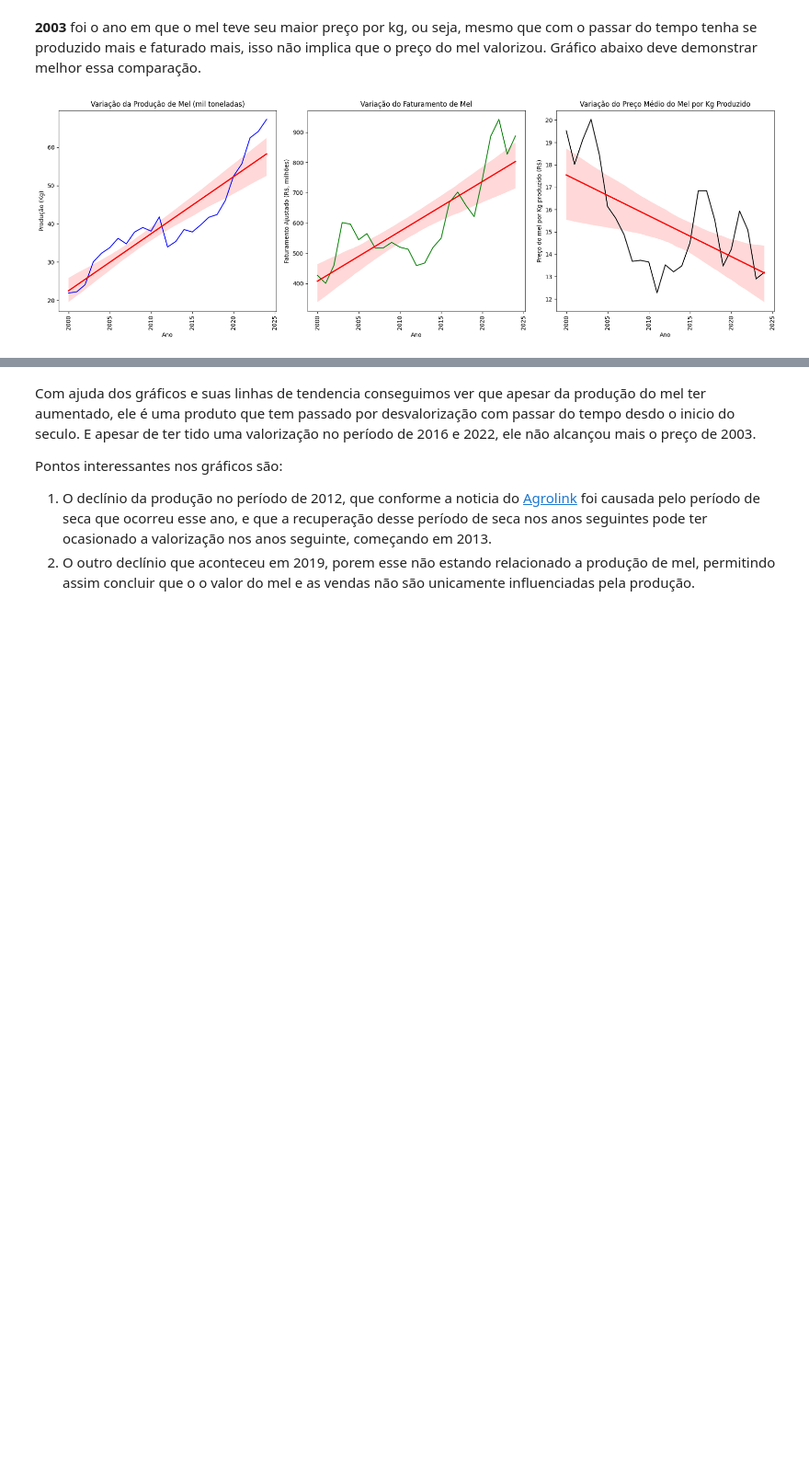
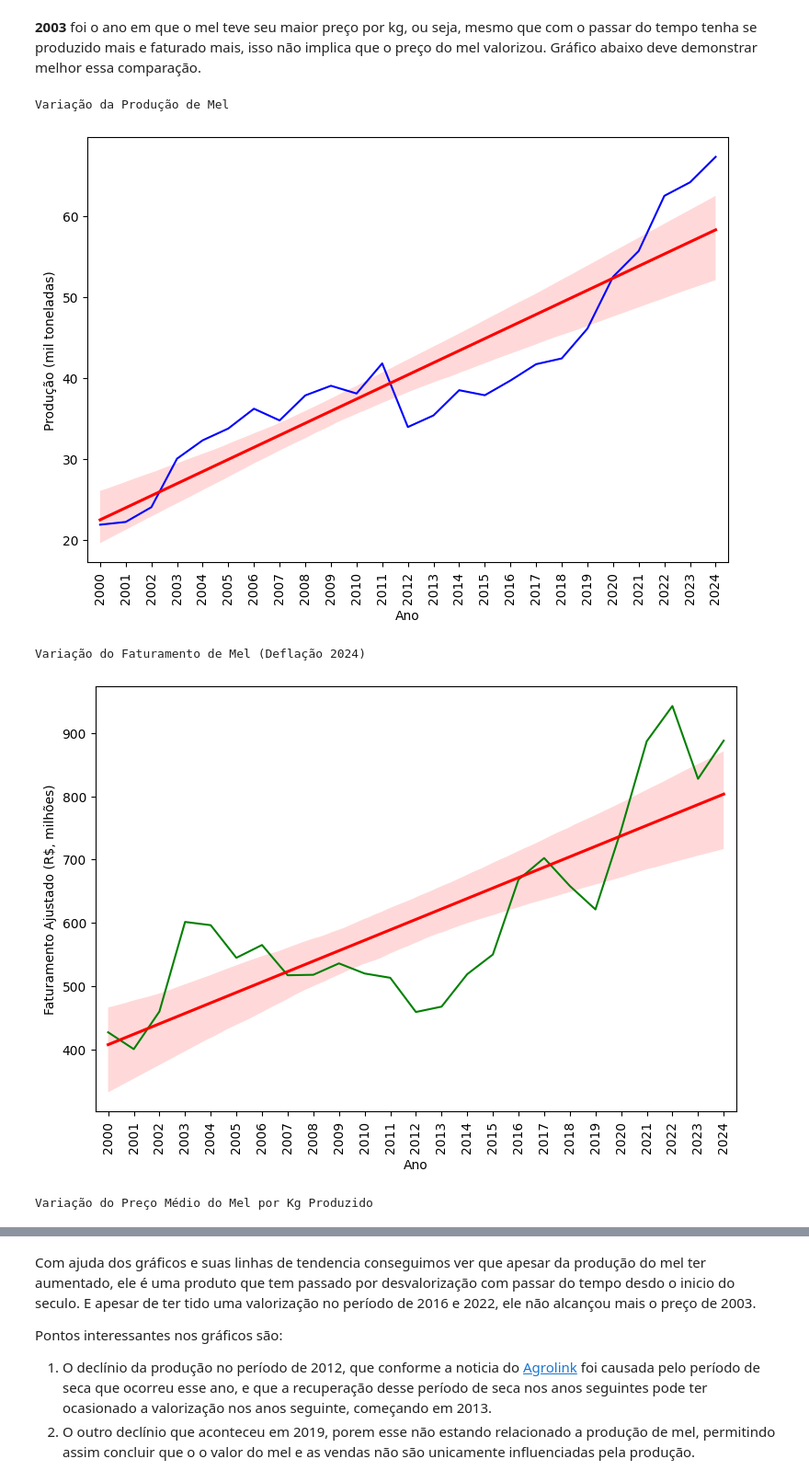
Before and after one commit to Gabriel-J-code/ad-projeto-bees-caatinga, a Jupyter notebook: relatorio TCC.ipynb, the cells around one changed output, grey strips where cells are left out. Shown at 92% size. Cells and saved outputs as stored; diff of their text form; code cells hidden in the pictures; blank space fills up the shorter version.

```diff
--- a/relatorio TCC.ipynb
+++ b/relatorio TCC.ipynb
@@ -384,34 +391,40 @@ Máximo valor em Preço do mel por Kg produzido
 # %% [markdown]
 **2003** foi o ano em que o mel teve seu maior preço por kg, ou seja, mesmo que com o passar do tempo tenha se produzido mais e faturado mais, isso não implica que o preço do mel valorizou. Gráfico abaixo deve demonstrar melhor essa comparação.
 # %%
-#Convertendo ano para numérico
-mel_br['Ano'] = pd.to_numeric(mel_br['Ano'])
-
-# Criar a figura e os 3 subplots lado a lado
-fig, axes = plt.subplots(1, 3, figsize=(18, 6))
+anos = sorted(mel_br['Ano'].unique())
 
 # Gráfico 1: Produção (Kg) com linha de tendência
-sns.lineplot(data=mel_br, x='Ano', y=mel_br['Produção (Kg)']/1000000, ax=axes[0], color='blue')
-sns.regplot(data=mel_br, x='Ano', y=mel_br['Produção (Kg)']/1000000, ax=axes[0], color='red', scatter=False, ci=95)
-axes[0].set_title('Variação da Produção de Mel (mil toneladas)')
-axes[0].set_ylabel('Produção (Kg)')
-axes[0].tick_params(axis='x', rotation=90)
+print('Variação da Produção de Mel')
+plt.figure(figsize=(9, 6))
+sns.lineplot(data=mel_br, x='Ano', y=mel_br['Produção (Kg)']/1000000, color='blue')
+sns.regplot(data=mel_br, x='Ano', y=mel_br['Produção (Kg)']/1000000, color='red', scatter=False, ci=95)
+plt.ylabel('Produção (mil toneladas)')
+plt.xticks(anos, rotation=90)
+plt.xlim(min(anos) - 0.5, max(anos) + 0.5)
+plt.show()
 
 # Gráfico 2: Faturamento Ajustado (R$) com linha de tendência
-sns.lineplot(data=mel_br, x='Ano', y=mel_br['Faturamento Ajustado (R$)']/1000000, ax=axes[1], color='green')
-sns.regplot(data=mel_br, x='Ano', y=mel_br['Faturamento Ajustado (R$)']/1000000, ax=axes[1], color='red', scatter=False, ci=95)  # Convertendo para milhões
-axes[1].set_title('Variação do Faturamento de Mel')
-axes[1].set_ylabel('Faturamento Ajustado (R$, milhões)')  # Convertendo para milhões
-axes[1].tick_params(axis='x', rotation=90)
+print('Variação do Faturamento de Mel (Deflação 2024)')
+plt.figure(figsize=(9, 6))
+sns.lineplot(data=mel_br, x='Ano', y=mel_br['Faturamento Ajustado (R$)']/1000000, color='green')
+sns.regplot(data=mel_br, x='Ano', y=mel_br['Faturamento Ajustado (R$)']/1000000, color='red', scatter=False, ci=95)
+plt.ylabel('Faturamento Ajustado (R$, milhões)')
+plt.xticks(anos, rotation=90)
+plt.xlim(min(anos) - 0.5, max(anos) + 0.5)
+plt.show()
 
 # Gráfico 3: Preço por Kg com linha de tendência
-sns.lineplot(data=mel_br, x='Ano', y='Preço do mel por Kg produzido', ax=axes[2], color='black')
-sns.regplot(data=mel_br, x='Ano', y='Preço do mel por Kg produzido', ax=axes[2], color='red', scatter=False, ci=95)
-axes[2].set_title('Variação do Preço Médio do Mel por Kg Produzido')
-axes[2].set_ylabel('Preço do mel por Kg produzido (R$)')
-axes[2].tick_params(axis='x', rotation=90)
-
-plt.tight_layout()
+print('Variação do Preço Médio do Mel por Kg Produzido')
+plt.figure(figsize=(9, 6))
+sns.lineplot(data=mel_br, x='Ano', y='Preço do mel por Kg produzido', color='black')
+sns.regplot(data=mel_br, x='Ano', y='Preço do mel por Kg produzido', color='red', scatter=False, ci=95)
+plt.ylabel('Preço do mel por Kg produzido (R$)')
+plt.xticks(anos, rotation=90)
+plt.xlim(min(anos) - 0.5, max(anos) + 0.5)
 plt.show()
 # %% [output]
+Variação da Produção de Mel
-[figure, old version]
+[figure, new version]
+Variação do Faturamento de Mel (Deflação 2024)
+[figure, added]
+Variação do Preço Médio do Mel por Kg Produzido
```
Also changed, not shown: parts of 10 cells of this notebook.
